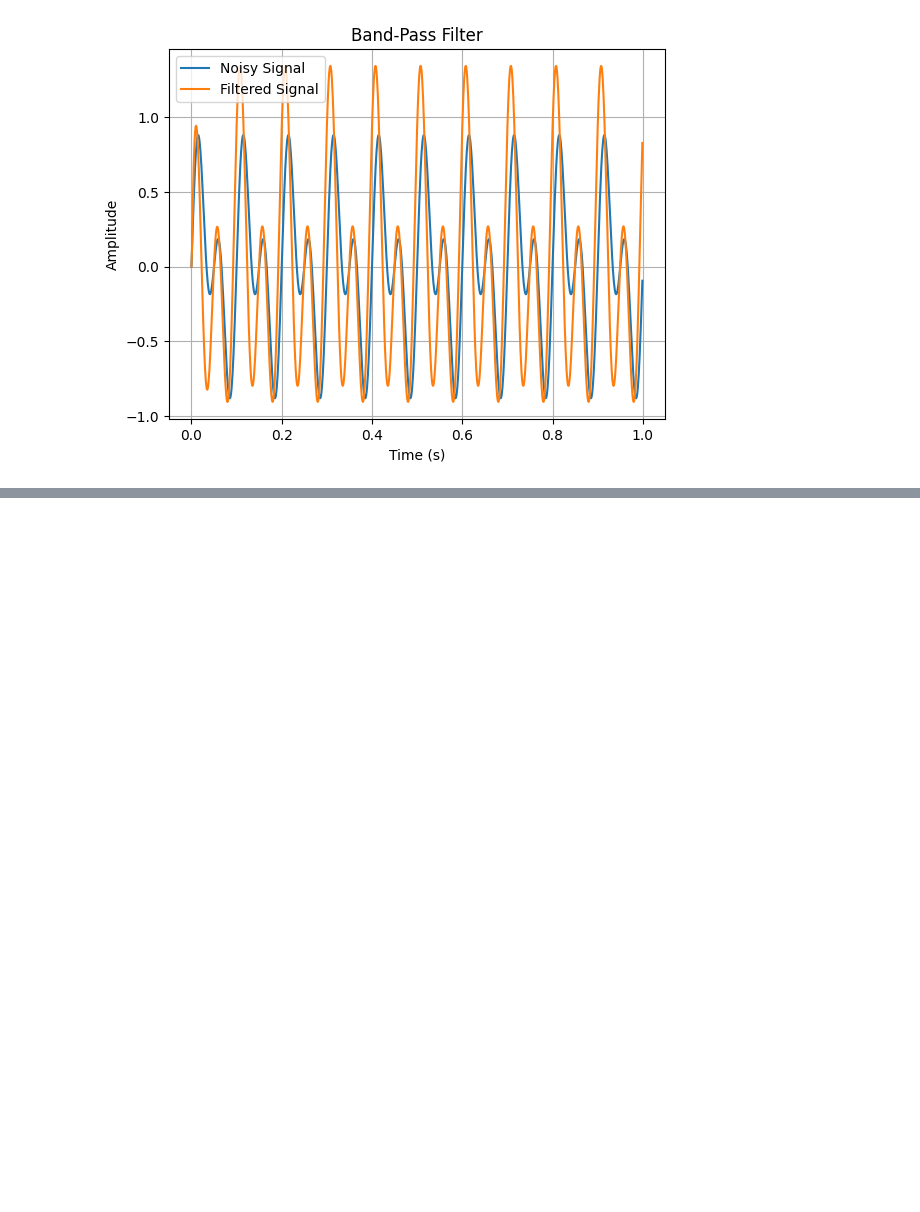
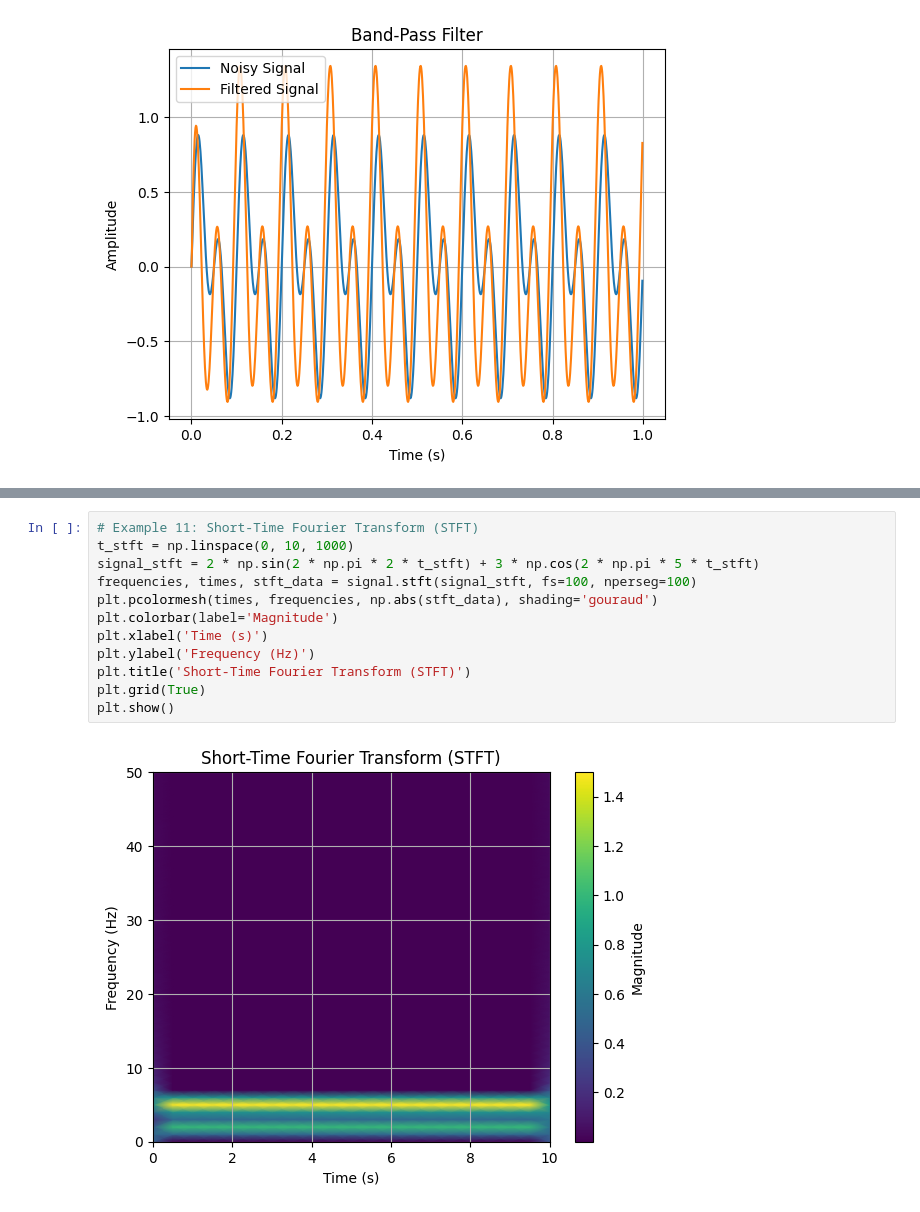
Before and after one commit to rvigneshwaran/datascience-implementations, a Jupyter notebook: 01-data-science-fundamentals/05-scipy-demonstration/08-signal-processing-scipy.ipynb, the cells around one changed output, grey strips where cells are left out. Cells and saved outputs as stored; diff of their text form; blank space fills up the shorter version.

```diff
--- a/01-data-science-fundamentals/05-scipy-demonstration/08-signal-processing-scipy.ipynb
+++ b/01-data-science-fundamentals/05-scipy-demonstration/08-signal-processing-scipy.ipynb
@@ -104,0 +132,14 @@ plt.show()
+# %%
+# Example 11: Short-Time Fourier Transform (STFT)
+t_stft = np.linspace(0, 10, 1000)
+signal_stft = 2 * np.sin(2 * np.pi * 2 * t_stft) + 3 * np.cos(2 * np.pi * 5 * t_stft)
+frequencies, times, stft_data = signal.stft(signal_stft, fs=100, nperseg=100)
+plt.pcolormesh(times, frequencies, np.abs(stft_data), shading='gouraud')
+plt.colorbar(label='Magnitude')
+plt.xlabel('Time (s)')
+plt.ylabel('Frequency (Hz)')
+plt.title('Short-Time Fourier Transform (STFT)')
+plt.grid(True)
+plt.show()
+# %% [output]
+[figure, added]
```
Also changed, not shown: parts of 3 cells of this notebook.
